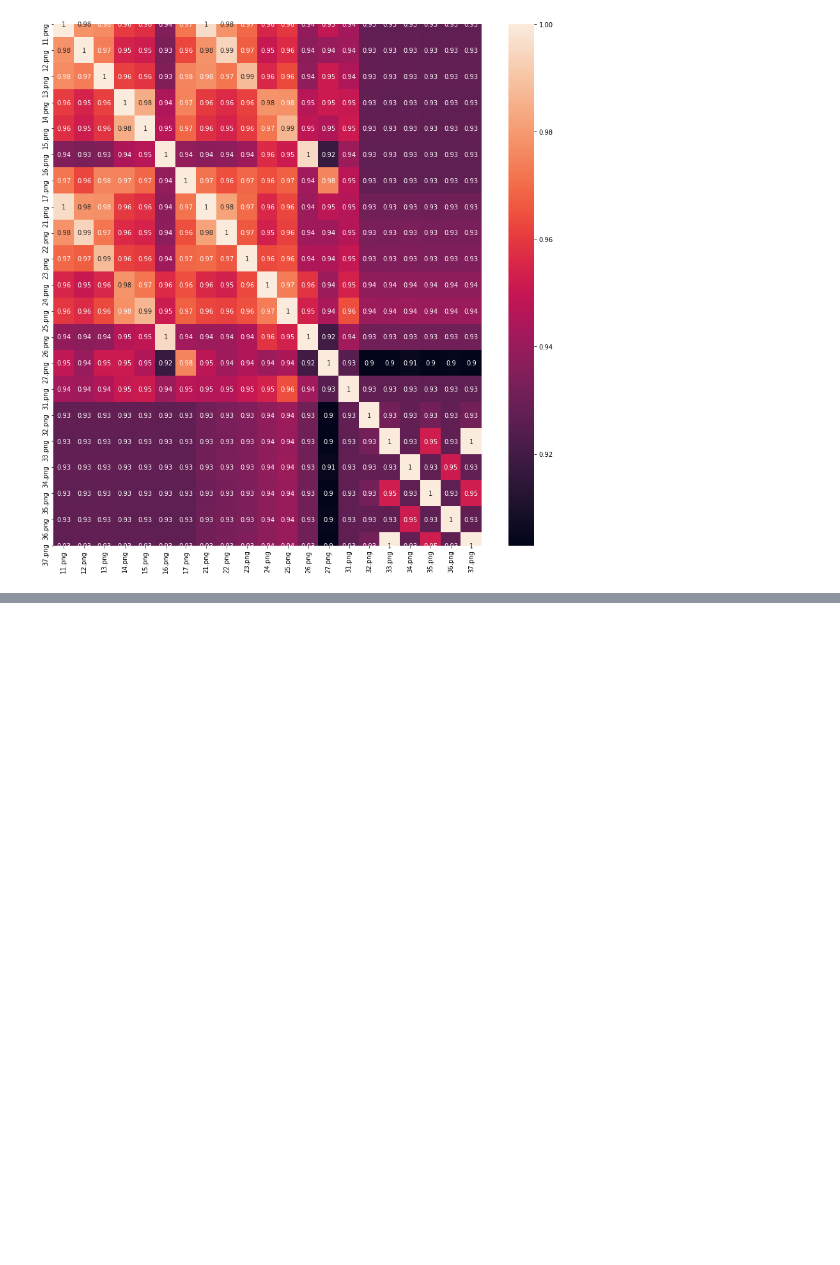
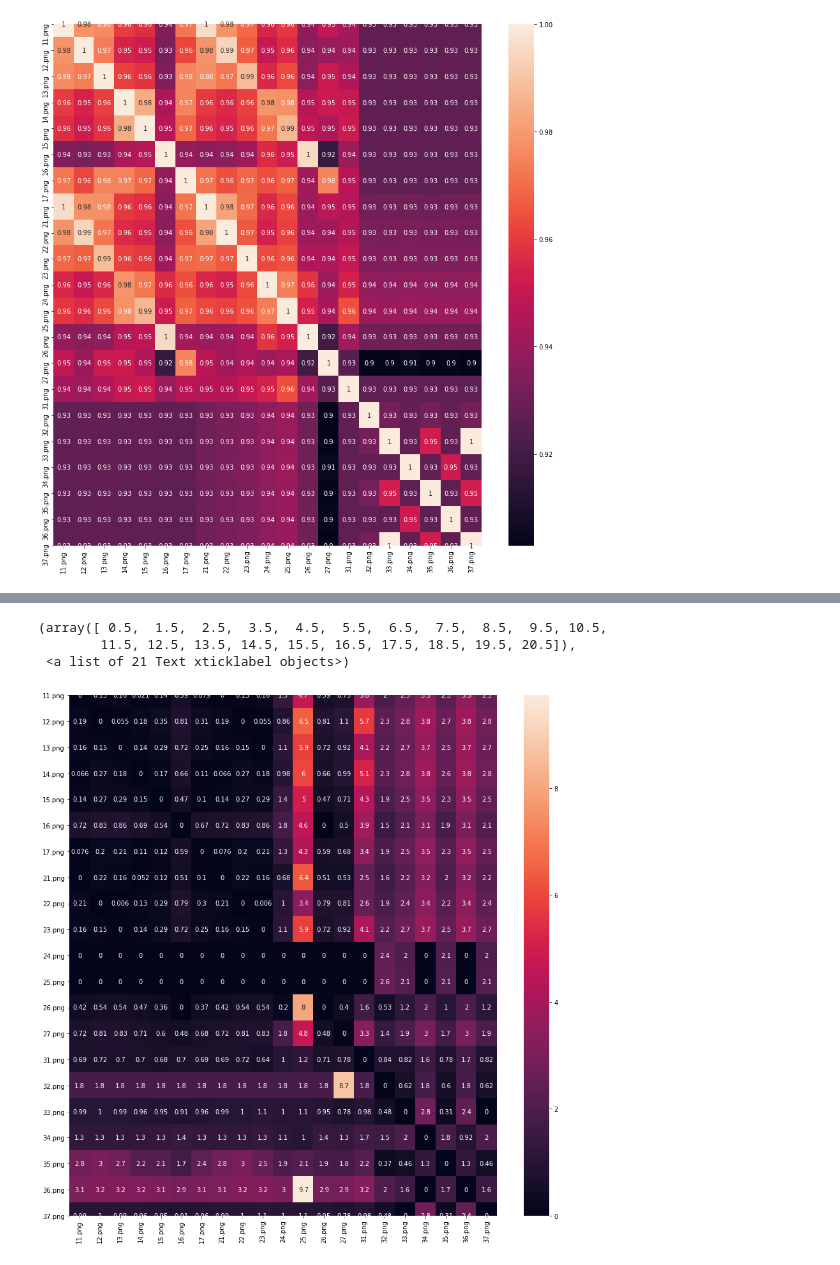
Before and after one commit to mashuai191/machine_learning, a Jupyter notebook: computer_vision/matchShape.ipynb, the cells around one changed output, grey strips where cells are left out. Drawn from its saved outputs; the diff is of its cells as text; code cells hidden in the pictures; blank space fills up the shorter version.

```diff
--- a/computer_vision/matchShape.ipynb
+++ b/computer_vision/matchShape.ipynb
@@ -176,0 +293,13 @@ print (d23)
+# %%
+df_= df_.astype(float)
+#print (df_.dtypes)
+
+fig, ax = plt.subplots(figsize=(15, 15))
+sns.heatmap(df_, annot=True, ax=ax)
+plt.yticks(rotation=0)
+plt.xticks(rotation=90)
+# %% [output]
+(array([ 0.5,  1.5,  2.5,  3.5,  4.5,  5.5,  6.5,  7.5,  8.5,  9.5, 10.5,
+        11.5, 12.5, 13.5, 14.5, 15.5, 16.5, 17.5, 18.5, 19.5, 20.5]),
+ <a list of 21 Text xticklabel objects>)
+[figure, added]
```
Also changed, not shown: parts of 26 cells of this notebook.
